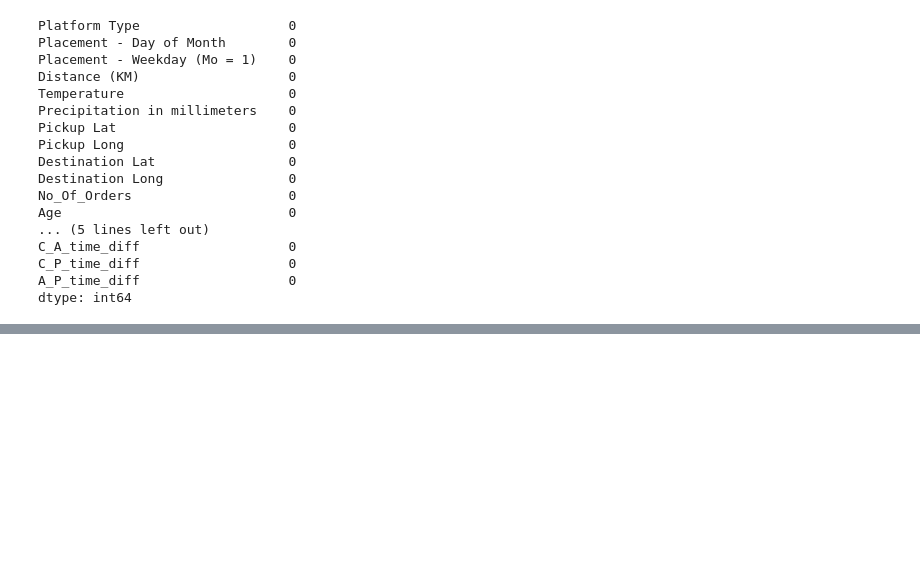
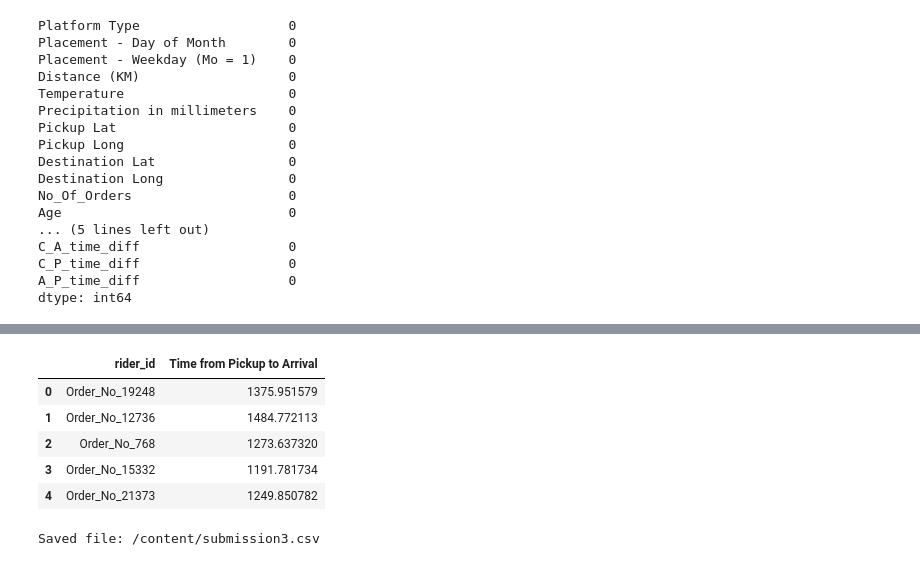
Before and after one commit to Ayanlola2002/ZENDY, a Jupyter notebook: Sendy_Zindy.ipynb, the cells around one changed output, grey strips where cells are left out. Cells and saved outputs as stored; diff of their text form; code cells hidden in the pictures; blank space fills up the shorter version.

```diff
--- a/Sendy_Zindy.ipynb
+++ b/Sendy_Zindy.ipynb
@@ -722,0 +885,19 @@ Saved file: /content/submission.csv
+# %%
+'''submission3.head()
+# %% [output]
+|  | rider_id | Time from Pickup to Arrival |
+| 0 | Order_No_19248 | 1375.951579 |
+| 1 | Order_No_12736 | 1484.772113 |
+| 2 | Order_No_768 | 1273.637320 |
+| 3 | Order_No_15332 | 1191.781734 |
+| 4 | Order_No_21373 | 1249.850782 |
+# %%
+#Convert DataFrame to a csv file that can be uploaded
+#This is saved in the same directory as your notebook
+'''filename = '/content/submission3.csv'
+
+submission3.to_csv(filename, index=False)
+
+print('Saved file: ' + filename)'''
+# %% [output]
+Saved file: /content/submission3.csv
```
Also changed, not shown: parts of 64 cells of this notebook.
